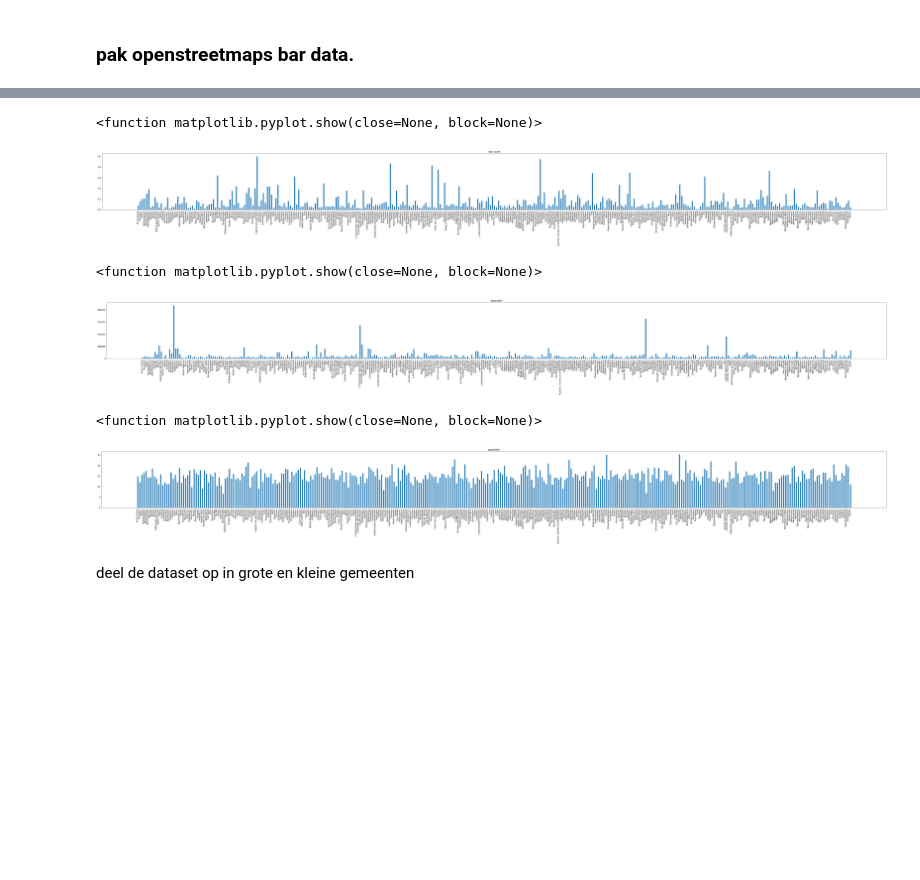
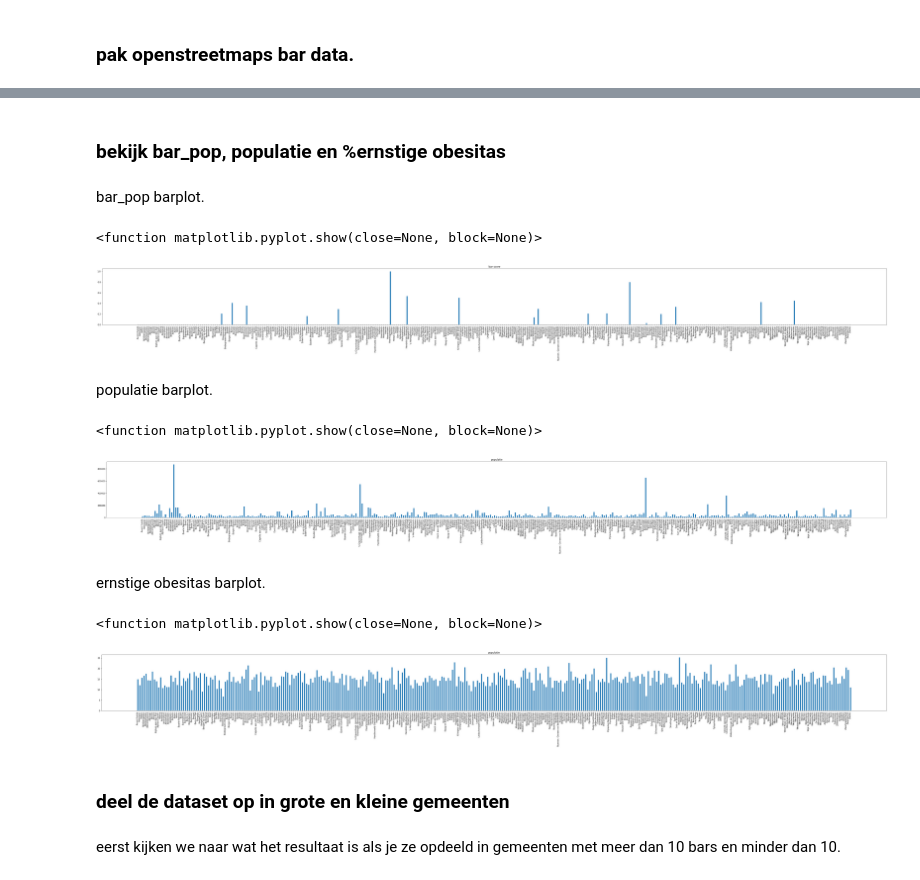
Before and after one commit to BB8-RIVM-2022/OpenStreetMap, a Jupyter notebook: openstreetmaps_bars_onderzoek.ipynb, the cells around one changed output, grey strips where cells are left out. Saved outputs shown, nothing was run; the diff lists cells and outputs as text; code cells hidden in the pictures; blank space fills up the shorter version.

Commit message:
bijgevuld met documentatie en kleine aanpassingen om de correlatie te verhogen.

```diff
--- a/openstreetmaps_bars_onderzoek.ipynb
+++ b/openstreetmaps_bars_onderzoek.ipynb
@@ -176,12 +147,14 @@ aantal bars delen door bevolkingsdichtheid berekenen per gemeente.
 # %%
+# lijst om nieuwe bar data in te bewaren
 bar_dhd = []
 
 for ind_r, row_b in gemeenten_df.iterrows():
-    print(row_b['pop_dichtheid'])
+
     if row_b['n_bars'] != 0:
-        bar_dhd.append(int(row_b['pop_dichtheid'] / row_b['n_bars']))
+        # deel bevolkingsdichtheid door het aantal bars
+        bar_dhd.append(row_b['n_bars'] / int(row_b['pop_dichtheid']))
     else:
-        print(row_b['RegioS'])
+
         bar_dhd.append(row_b['pop_dichtheid'])
 
 gemeenten_df['bar_dhd'] = bar_dhd
@@ -214,5 +170,6 @@ bar_dhd = [float(i)/mx for i in gemeenten_df['bar_dhd']]
 # %%
-gemeenten_df['bar_score'] = bar_score
+# data opslaan in dataframe.
+gemeenten_df['bar_pop'] = bar_pop
 gemeenten_df['bar_dhd'] = bar_dhd
 display(gemeenten_df)
 # %% [output]
@@ -234,2 +191,4 @@ pak de relevante gezondheids data om de correlatie te bekijken.
 # %%
-gezondheids_monitor_df = pd.read_csv('Gezondheidsmonitor.csv')
+# laad data in.
+gezondheids_monitor_df = pd.read_csv('data/Gezondheidsmonitor.csv')
+display(gezondheids_monitor_df)
@@ -252,2 +209,4 @@ display(gezondheids_monitor_df)
 # %%
-gezondheids_monitor_df[['n_bars', 'populatie', 'bar_score', 'pop_dichtheid', 'bar_dhd']] = gemeenten_df[['n_bars', 'populatie', 'bar_score', 'pop_dichtheid', 'bar_dhd']]
+# voeg data toe aan dataframe.
+gezondheids_monitor_df[['n_bars', 'populatie', 'bar_pop', 'pop_dichtheid', 'bar_dhd']] = gemeenten_df[['n_bars', 'populatie', 'bar_pop', 'pop_dichtheid', 'bar_dhd']]
+display(gezondheids_monitor_df)
@@ -287,17 +244,23 @@ gezondheids_monitor_df.corr()
+# %% [markdown]
+### bekijk bar_pop, populatie en %ernstige obesitas
 # %%
 import matplotlib.pyplot as plt
+# %% [markdown]
+bar_pop barplot.
 # %%
 plt.figure(figsize=(150, 5))
 
 plt.subplot(121)
-plt.bar(gezondheids_monitor_df["Regio’s"], gezondheids_monitor_df["bar_score"], align='edge', width=0.5)
+plt.bar(gezondheids_monitor_df["Regio’s"], gezondheids_monitor_df["bar_pop"], align='edge', width=0.5)
 plt.xticks(gezondheids_monitor_df["Regio’s"], rotation='vertical')
 plt.title("bar score")
 
 plt.show
 # %% [output]
 <function matplotlib.pyplot.show(close=None, block=None)>
-[figure, old version]
+[figure, new version]
+# %% [markdown]
+populatie barplot.
 # %%
 plt.figure(figsize=(150, 5))
 
@@ -310,6 +273,8 @@ plt.show
 # %% [output]
 <function matplotlib.pyplot.show(close=None, block=None)>
 [figure]
+# %% [markdown]
+ernstige obesitas barplot.
 # %%
 plt.figure(figsize=(150, 5))
 
@@ -323,7 +288,9 @@ plt.show
 <function matplotlib.pyplot.show(close=None, block=None)>
 [figure]
 # %% [markdown]
-deel de dataset op in grote en kleine gemeenten
+### deel de dataset op in grote en kleine gemeenten
+# %% [markdown]
+eerst kijken we naar wat het resultaat is als je ze opdeeld in gemeenten met meer dan 10 bars en minder dan 10.
 # %%
 barScore_df = gezondheids_monitor_df.drop(gezondheids_monitor_df[gezondheids_monitor_df.n_bars < 11].index)
 # %%
```
Also changed, not shown: parts of 32 cells of this notebook, 4 other files.
